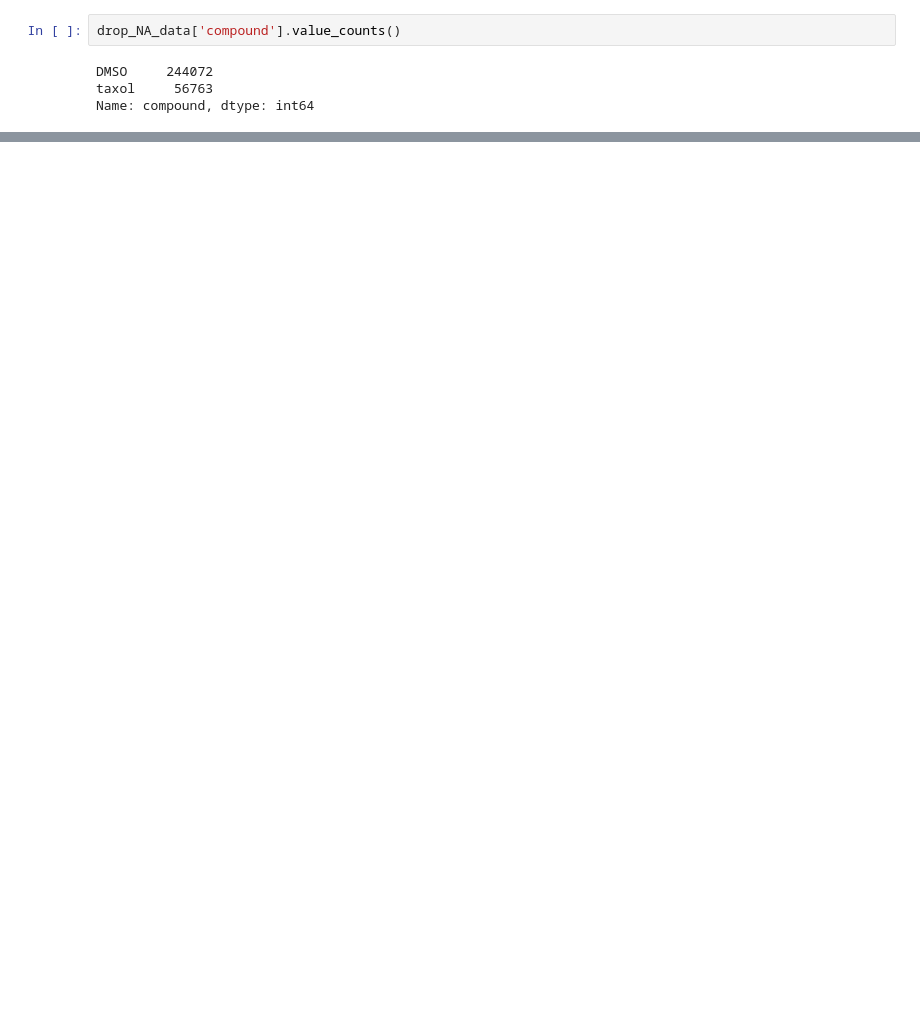
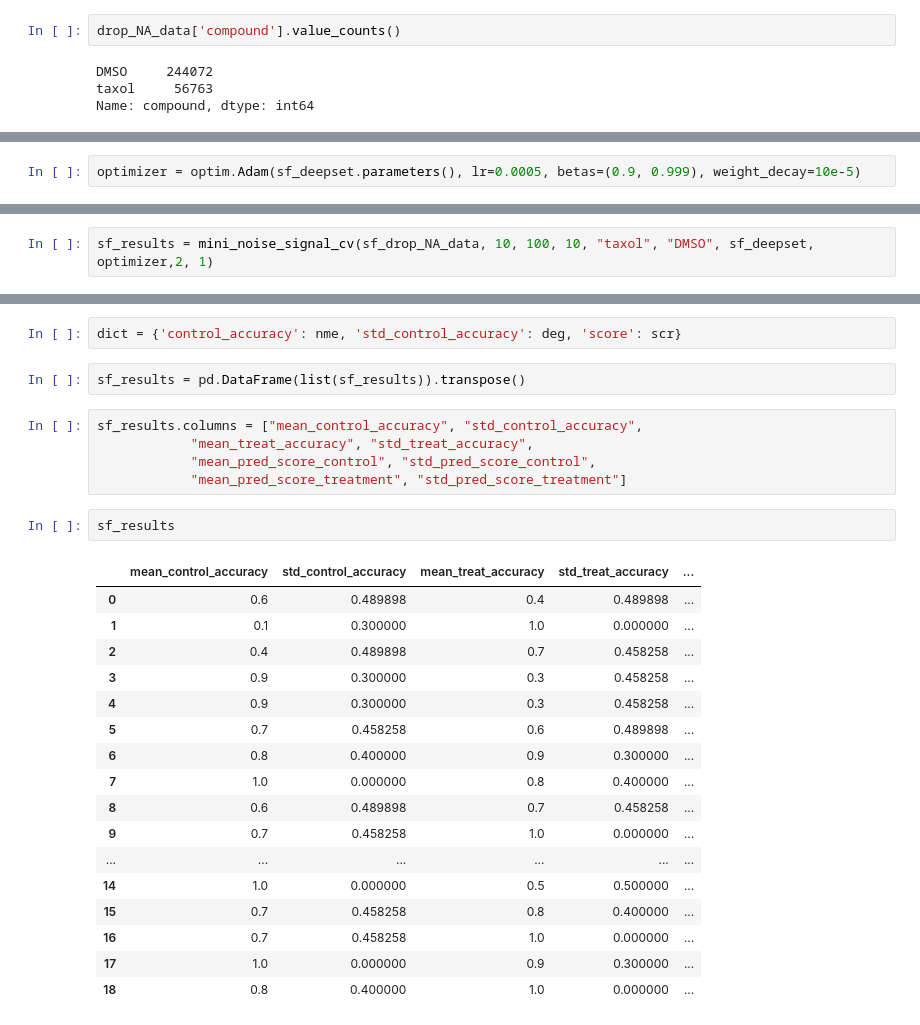
Before and after one commit to RenlyH/AttentionSet-cell-painting, a Jupyter notebook: bag_profile.ipynb, the cells around one changed output, grey strips where cells are left out. Saved outputs shown, nothing was run; the diff lists cells and outputs as text; blank space fills up the shorter version.

Commit message:
add deepset

```diff
--- a/bag_profile.ipynb
+++ b/bag_profile.ipynb
@@ -68,0 +246,2 @@ array([3, 4, 3, 3, 4, 4, 3, 4, 3, 4])
+# %%
+optimizer = optim.Adam(sf_deepset.parameters(), lr=0.0005, betas=(0.9, 0.999), weight_decay=10e-5)
@@ -68,0 +261,2 @@ array([3, 4, 3, 3, 4, 4, 3, 4, 3, 4])
+# %%
+sf_results = mini_noise_signal_cv(sf_drop_NA_data, 10, 100, 10, "taxol", "DMSO", sf_deepset, optimizer,2, 1)
@@ -68,0 +294,29 @@ array([3, 4, 3, 3, 4, 4, 3, 4, 3, 4])
+# %%
+dict = {'control_accuracy': nme, 'std_control_accuracy': deg, 'score': scr}
+# %%
+sf_results = pd.DataFrame(list(sf_results)).transpose()
+# %%
+sf_results.columns = ["mean_control_accuracy", "std_control_accuracy",
+            "mean_treat_accuracy", "std_treat_accuracy",
+            "mean_pred_score_control", "std_pred_score_control",
+            "mean_pred_score_treatment", "std_pred_score_treatment"]
+# %%
+sf_results
+# %% [output]
+|  | mean_control_accuracy | std_control_accuracy | mean_treat_accuracy | std_treat_accuracy | ... |
+| 0 | 0.6 | 0.489898 | 0.4 | 0.489898 | ... |
+| 1 | 0.1 | 0.300000 | 1.0 | 0.000000 | ... |
+| 2 | 0.4 | 0.489898 | 0.7 | 0.458258 | ... |
+| 3 | 0.9 | 0.300000 | 0.3 | 0.458258 | ... |
+| 4 | 0.9 | 0.300000 | 0.3 | 0.458258 | ... |
+| 5 | 0.7 | 0.458258 | 0.6 | 0.489898 | ... |
+| 6 | 0.8 | 0.400000 | 0.9 | 0.300000 | ... |
+| 7 | 1.0 | 0.000000 | 0.8 | 0.400000 | ... |
+| 8 | 0.6 | 0.489898 | 0.7 | 0.458258 | ... |
+| 9 | 0.7 | 0.458258 | 1.0 | 0.000000 | ... |
+| ... | ... | ... | ... | ... | ... |
+| 14 | 1.0 | 0.000000 | 0.5 | 0.500000 | ... |
+| 15 | 0.7 | 0.458258 | 0.8 | 0.400000 | ... |
+| 16 | 0.7 | 0.458258 | 1.0 | 0.000000 | ... |
+| 17 | 1.0 | 0.000000 | 0.9 | 0.300000 | ... |
+| 18 | 0.8 | 0.400000 | 1.0 | 0.000000 | ... |
```
Also changed, not shown: parts of 22 cells of this notebook, 8 other files.
